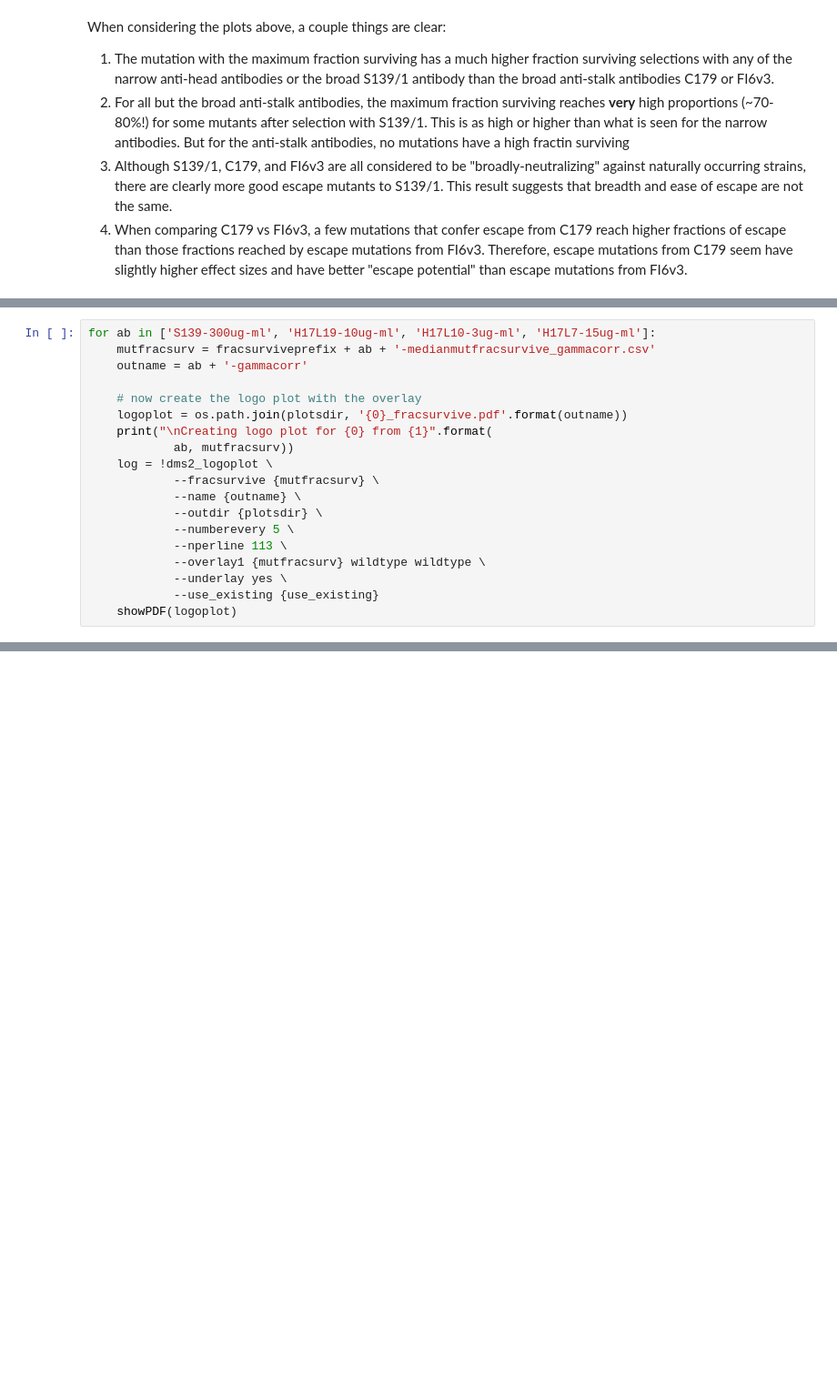
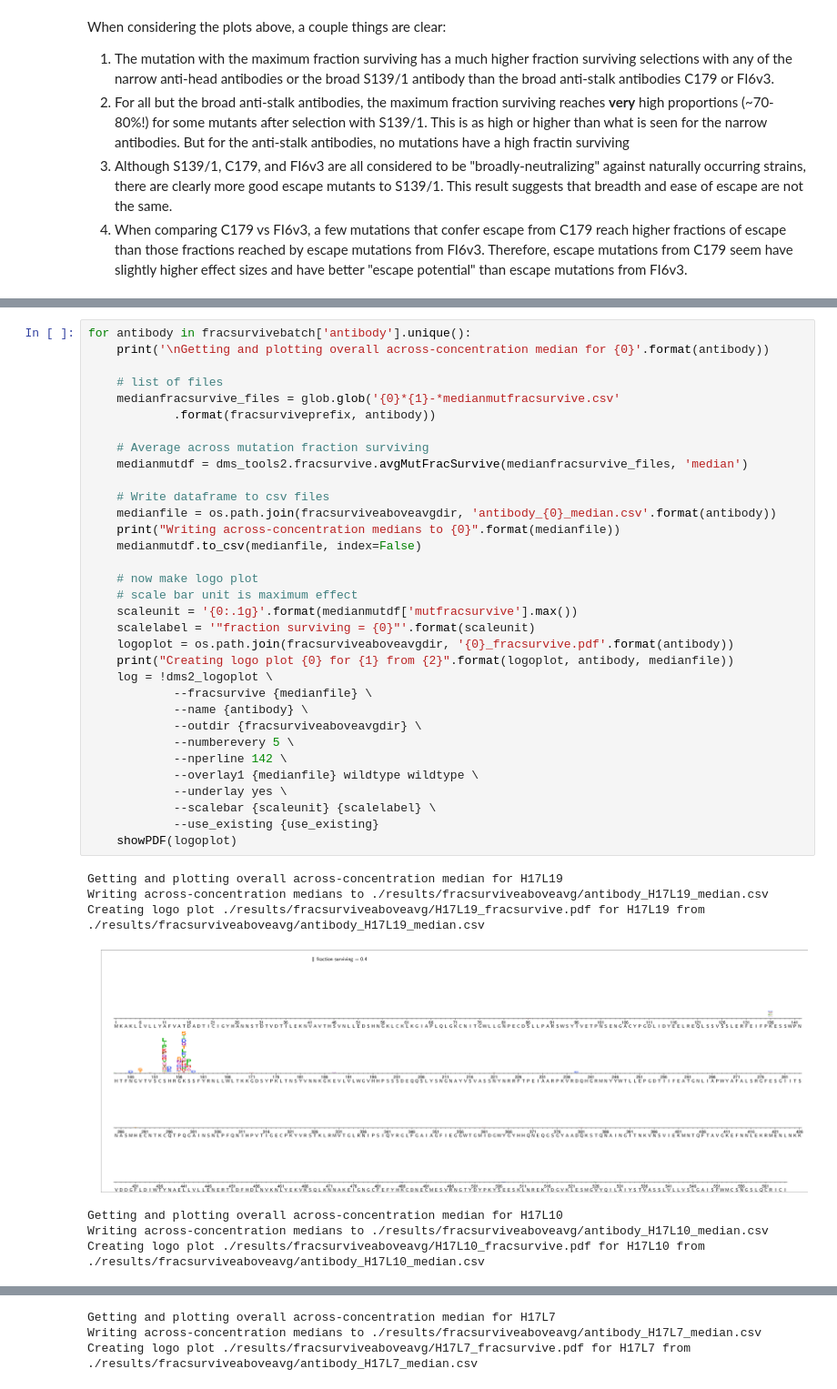
Before and after one commit to jbloomlab/HA_antibody_ease_of_escape, a Jupyter notebook: analysis_code/analysis_notebook.ipynb, the cells around one changed output, grey strips where cells are left out. Shown at 91% size. Saved outputs shown, nothing was run; the diff lists cells and outputs as text; blank space fills up the shorter version.

```diff
--- a/analysis_code/analysis_notebook.ipynb
+++ b/analysis_code/analysis_notebook.ipynb
@@ -610,19 +410,0 @@ for avg in ['median', 'mean']:
-# %%
-for ab in ['S139-300ug-ml', 'H17L19-10ug-ml', 'H17L10-3ug-ml', 'H17L7-15ug-ml']:
-    mutfracsurv = fracsurviveprefix + ab + '-medianmutfracsurvive_gammacorr.csv'
-    outname = ab + '-gammacorr'
-
-    # now create the logo plot with the overlay
-    logoplot = os.path.join(plotsdir, '{0}_fracsurvive.pdf'.format(outname))
-    print("\nCreating logo plot for {0} from {1}".format(
-            ab, mutfracsurv))
-    log = !dms2_logoplot \
-            --fracsurvive {mutfracsurv} \
-            --name {outname} \
-            --outdir {plotsdir} \
-            --numberevery 5 \
-            --nperline 113 \
-            --overlay1 {mutfracsurv} wildtype wildtype \
-            --underlay yes \
-            --use_existing {use_existing}
-    showPDF(logoplot)
@@ -694,0 +413,41 @@ for x in range(len(diffselfile)):
+# %%
+for antibody in fracsurvivebatch['antibody'].unique():
+    print('\nGetting and plotting overall across-concentration median for {0}'.format(antibody))
+
+    # list of files
+    medianfracsurvive_files = glob.glob('{0}*{1}-*medianmutfracsurvive.csv'
+            .format(fracsurviveprefix, antibody))
+
+    # Average across mutation fraction surviving
+    medianmutdf = dms_tools2.fracsurvive.avgMutFracSurvive(medianfracsurvive_files, 'median')
+
+    # Write dataframe to csv files
+    medianfile = os.path.join(fracsurviveaboveavgdir, 'antibody_{0}_median.csv'.format(antibody))
+    print("Writing across-concentration medians to {0}".format(medianfile))
+    medianmutdf.to_csv(medianfile, index=False)
+
+    # now make logo plot
+    # scale bar unit is maximum effect
+    scaleunit = '{0:.1g}'.format(medianmutdf['mutfracsurvive'].max())
+    scalelabel = '"fraction surviving = {0}"'.format(scaleunit)
+    logoplot = os.path.join(fracsurviveaboveavgdir, '{0}_fracsurvive.pdf'.format(antibody))
+    print("Creating logo plot {0} for {1} from {2}".format(logoplot, antibody, medianfile))
+    log = !dms2_logoplot \
+            --fracsurvive {medianfile} \
+            --name {antibody} \
+            --outdir {fracsurviveaboveavgdir} \
+            --numberevery 5 \
+            --nperline 142 \
+            --overlay1 {medianfile} wildtype wildtype \
+            --underlay yes \
+            --scalebar {scaleunit} {scalelabel} \
+            --use_existing {use_existing}
+    showPDF(logoplot)
+# %% [output]
+Getting and plotting overall across-concentration median for H17L19
+Writing across-concentration medians to ./results/fracsurviveaboveavg/antibody_H17L19_median.csv
+Creating logo plot ./results/fracsurviveaboveavg/H17L19_fracsurvive.pdf for H17L19 from ./results/fracsurviveaboveavg/antibody_H17L19_median.csv
+[figure, added]
+Getting and plotting overall across-concentration median for H17L10
+Writing across-concentration medians to ./results/fracsurviveaboveavg/antibody_H17L10_median.csv
+Creating logo plot ./results/fracsurviveaboveavg/H17L10_fracsurvive.pdf for H17L10 from ./results/fracsurviveaboveavg/antibody_H17L10_median.csv
@@ -694,0 +455,3 @@ for x in range(len(diffselfile)):
+Getting and plotting overall across-concentration median for H17L7
+Writing across-concentration medians to ./results/fracsurviveaboveavg/antibody_H17L7_median.csv
+Creating logo plot ./results/fracsurviveaboveavg/H17L7_fracsurvive.pdf for H17L7 from ./results/fracsurviveaboveavg/antibody_H17L7_median.csv
```
Also changed, not shown: parts of 36 cells of this notebook, 3 other files.
